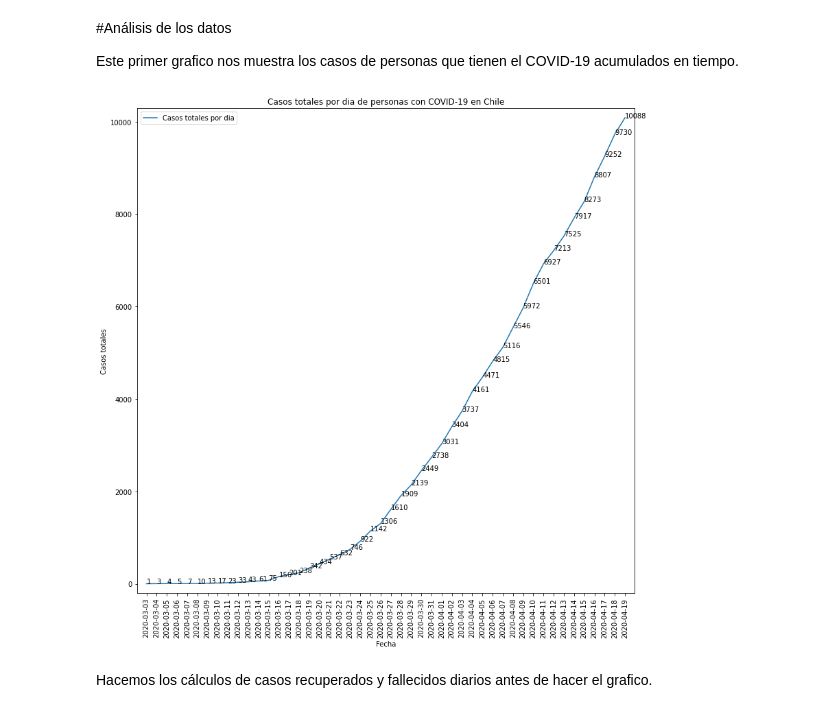
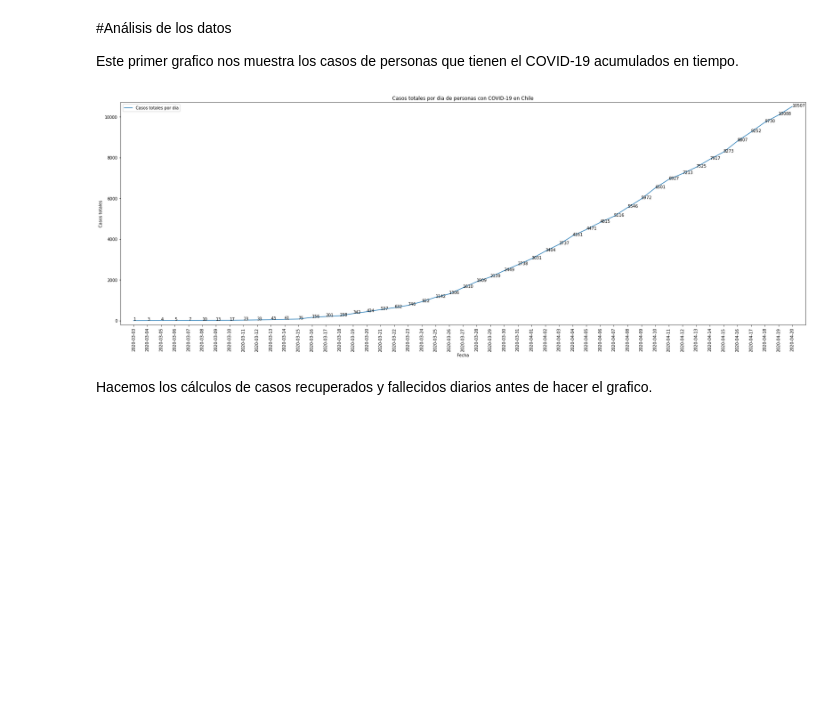
Before and after one commit to White-Mask/COVID-19-Chile-Coronavirus, a Jupyter notebook: Notebook/Analisis_COVID-19_chile.ipynb, the cells around one changed output. Cells and saved outputs as stored; diff of their text form; code cells hidden in the pictures; blank space fills up the shorter version.

```diff
--- a/Notebook/Analisis_COVID-19_chile.ipynb
+++ b/Notebook/Analisis_COVID-19_chile.ipynb
@@ -49,22 +49,22 @@ Este primer grafico nos muestra los casos de personas que tienen el COVID-19 acu
 # %%
 import matplotlib.pyplot as plt
 
-plt.rcParams['figure.figsize']=(13,13)
+plt.rcParams['figure.figsize']=(30,10)
 
 ay = fq.plot('Fecha','Casos_totales_nuevos',label='Casos totales por dia')
 plt.title("Casos totales por dia de personas con COVID-19 en Chile")
 plt.xlabel("Fecha")
 plt.ylabel("Casos totales")
 mapeado = range(len(fq.Casos_totales_nuevos))
 plt.xticks(mapeado,fq.Fecha,rotation='vertical')
 plt.margins(0.02)
 
 for i, v in enumerate(fq['Casos_totales_nuevos']):
   ay.annotate(v, xy=(i, v))
 
 plt.show()
 # %% [output]
-[figure, old version]
+[figure, new version]
 # %% [markdown]
 Hacemos los cálculos de casos recuperados y fallecidos diarios antes de hacer el grafico.
 # %%
```
Also changed, not shown: parts of 10 cells of this notebook, 4 other files.
